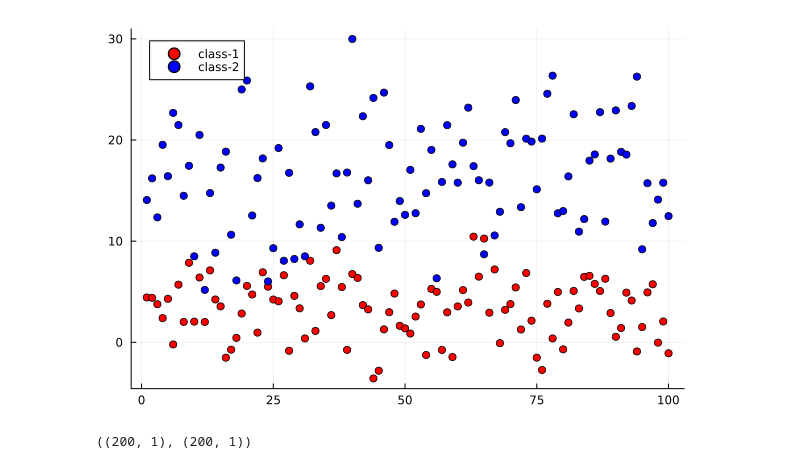
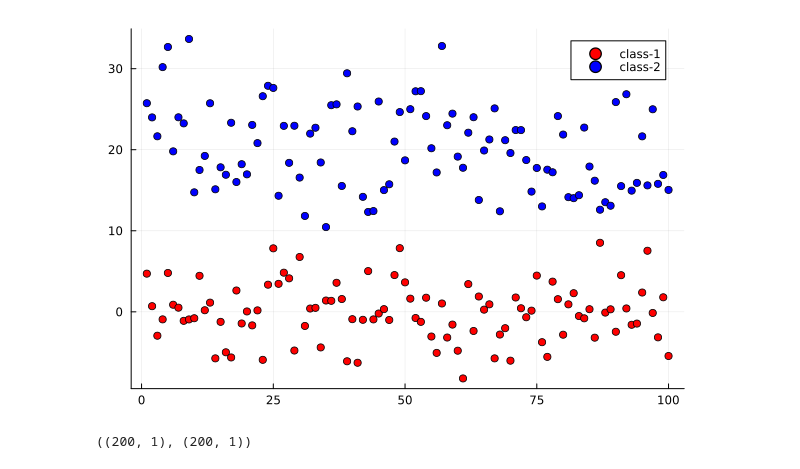
Before and after one commit to meysam-kazemi/ML_with_julia, a Jupyter notebook: logistic_regression.ipynb, the cells around one changed output. Saved outputs shown, nothing was run; the diff lists cells and outputs as text; code cells hidden in the pictures.

```diff
--- a/logistic_regression.ipynb
+++ b/logistic_regression.ipynb
@@ -3,15 +3,15 @@ import Plots as plt
 import Flux , Statistics ,DataFrames , OneHotArrays
 # %%
 # Generate the Dataset
-x1 = 3 .+ randn(100) .* 3;
-x2 = 17 .+ randn(100) .* 5;
+x1 = randn(100) .* 3;
+x2 = 20 .+ randn(100) .* 5;
 t = 1:100
 
 
 plt.scatter(t,x1,color=:red,label="class-1")
 plt.scatter!(t,x2,color=:blue,label="class-2")
 # %% [output]
-[figure, old version]
+[figure, new version]
 # %%
 X = hcat([x1 ; x2])
 Y = hcat([ones(100) ; zeros(100)]) # class-1 -> 1 and class-2 -> 0
```
Also changed, not shown: parts of 6 cells of this notebook.
